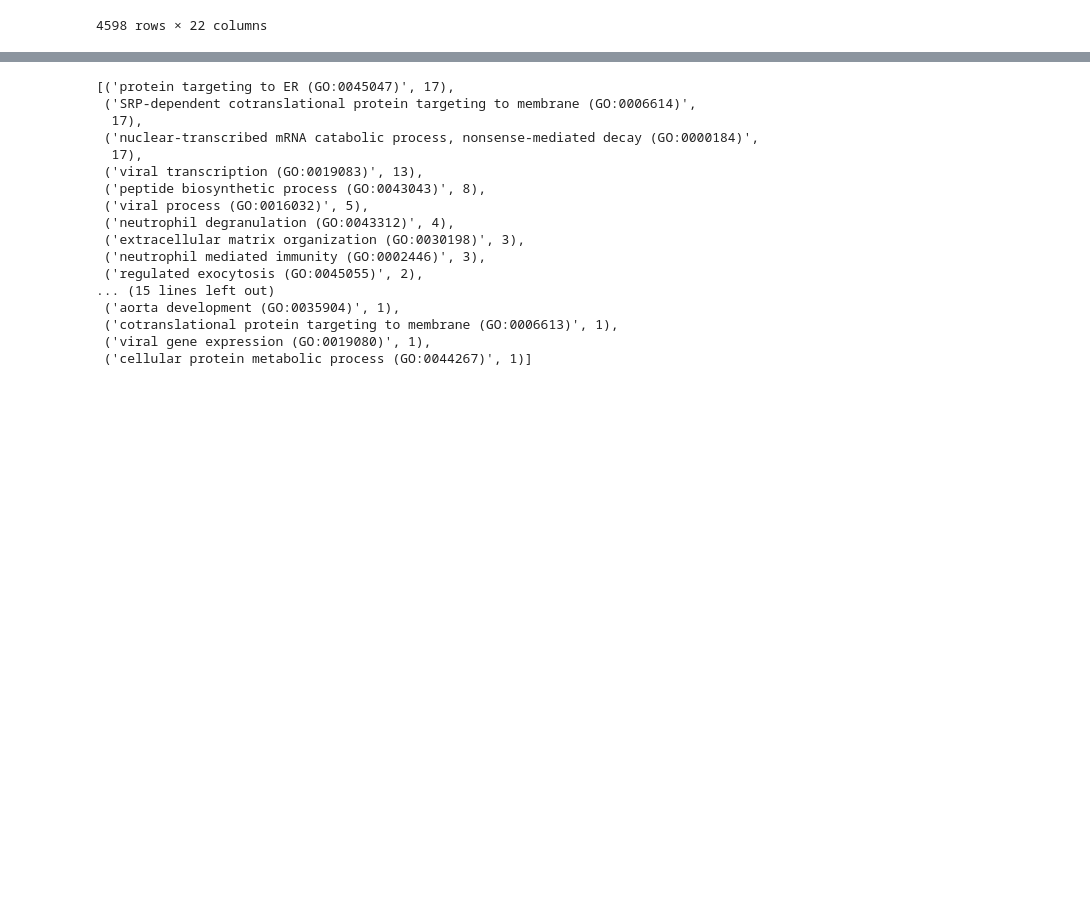
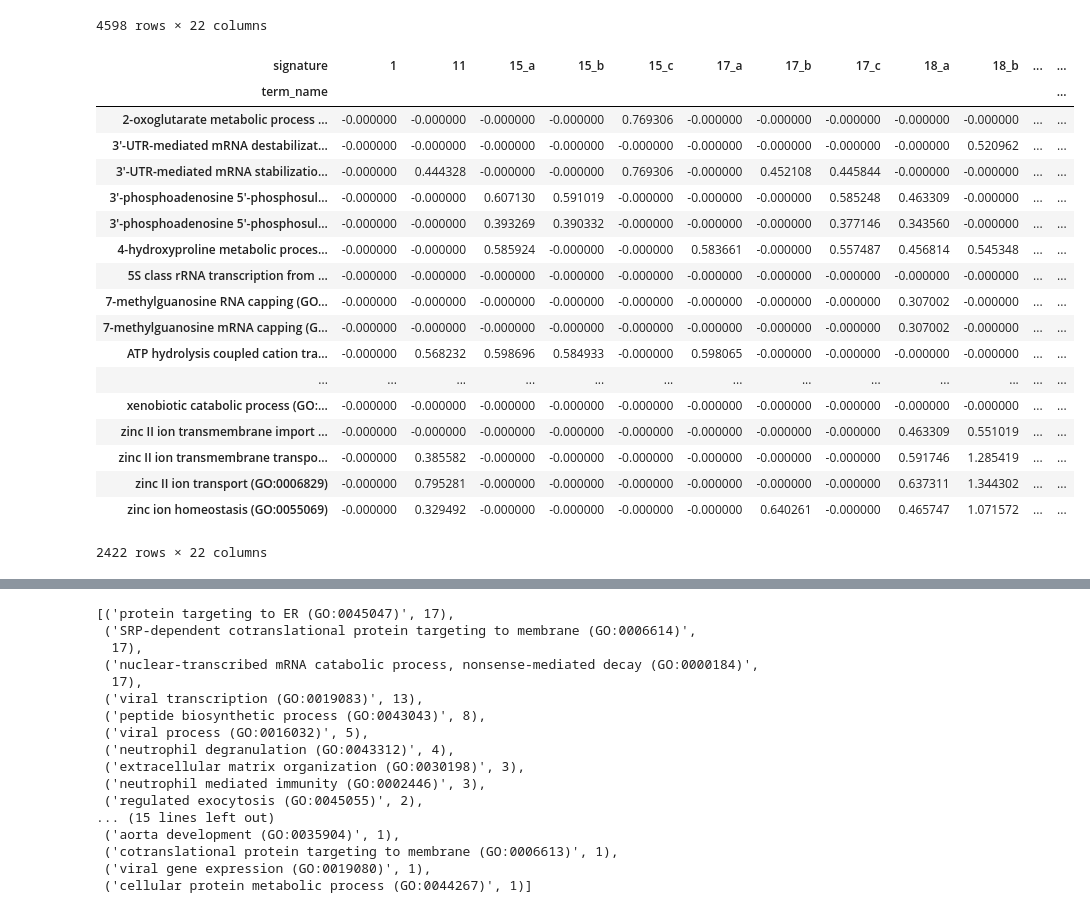
Before and after one commit to MaayanLab/human-melanoma-signature, a Jupyter notebook: pipeline/notebooks/Development.ipynb, the cells around one changed output, grey strips where cells are left out. Saved outputs shown, nothing was run; the diff lists cells and outputs as text; code cells hidden in the pictures; blank space fills up the shorter version.

```diff
--- a/pipeline/notebooks/Development.ipynb
+++ b/pipeline/notebooks/Development.ipynb
@@ -99,3 +101,27 @@ all_top_log
 | zinc ion homeostasis (GO:0055069) | -0.000000 | 0.329492 | -0.000000 | -0.000000 | -0.000000 | -0.000000 | 0.640261 | -0.000000 | 0.465747 | 1.071572 | ... | ... |
 | zymogen activation (GO:0031638) | 0.306537 | 0.299118 | 0.319162 | -0.000000 | -0.000000 | 0.598065 | 0.307850 | 1.672847 | 0.287810 | -0.000000 | ... | ... |
 4598 rows × 22 columns
+# %%
+mask = (all_top_log > 0.000001).sum(axis=1)
+fdrs_filtered = all_top_log[mask<10]
+fdrs_filtered
+# %% [output]
+| signature | 1 | 11 | 15_a | 15_b | 15_c | 17_a | 17_b | 17_c | 18_a | 18_b | ... | ... |
+| term_name |  |  |  |  |  |  |  |  |  |  |  | ... |
+| 2-oxoglutarate metabolic process ... | -0.000000 | -0.000000 | -0.000000 | -0.000000 | 0.769306 | -0.000000 | -0.000000 | -0.000000 | -0.000000 | -0.000000 | ... | ... |
+| 3'-UTR-mediated mRNA destabilizat... | -0.000000 | -0.000000 | -0.000000 | -0.000000 | -0.000000 | -0.000000 | -0.000000 | -0.000000 | -0.000000 | 0.520962 | ... | ... |
+| 3'-UTR-mediated mRNA stabilizatio... | -0.000000 | 0.444328 | -0.000000 | -0.000000 | 0.769306 | -0.000000 | 0.452108 | 0.445844 | -0.000000 | -0.000000 | ... | ... |
+| 3'-phosphoadenosine 5'-phosphosul... | -0.000000 | -0.000000 | 0.607130 | 0.591019 | -0.000000 | -0.000000 | -0.000000 | 0.585248 | 0.463309 | -0.000000 | ... | ... |
+| 3'-phosphoadenosine 5'-phosphosul... | -0.000000 | -0.000000 | 0.393269 | 0.390332 | -0.000000 | -0.000000 | -0.000000 | 0.377146 | 0.343560 | -0.000000 | ... | ... |
+| 4-hydroxyproline metabolic proces... | -0.000000 | -0.000000 | 0.585924 | -0.000000 | -0.000000 | 0.583661 | -0.000000 | 0.557487 | 0.456814 | 0.545348 | ... | ... |
+| 5S class rRNA transcription from ... | -0.000000 | -0.000000 | -0.000000 | -0.000000 | -0.000000 | -0.000000 | -0.000000 | -0.000000 | -0.000000 | -0.000000 | ... | ... |
+| 7-methylguanosine RNA capping (GO... | -0.000000 | -0.000000 | -0.000000 | -0.000000 | -0.000000 | -0.000000 | -0.000000 | -0.000000 | 0.307002 | -0.000000 | ... | ... |
+| 7-methylguanosine mRNA capping (G... | -0.000000 | -0.000000 | -0.000000 | -0.000000 | -0.000000 | -0.000000 | -0.000000 | -0.000000 | 0.307002 | -0.000000 | ... | ... |
+| ATP hydrolysis coupled cation tra... | -0.000000 | 0.568232 | 0.598696 | 0.584933 | -0.000000 | 0.598065 | -0.000000 | -0.000000 | -0.000000 | -0.000000 | ... | ... |
+| ... | ... | ... | ... | ... | ... | ... | ... | ... | ... | ... | ... | ... |
+| xenobiotic catabolic process (GO:... | -0.000000 | -0.000000 | -0.000000 | -0.000000 | -0.000000 | -0.000000 | -0.000000 | -0.000000 | -0.000000 | -0.000000 | ... | ... |
+| zinc II ion transmembrane import ... | -0.000000 | -0.000000 | -0.000000 | -0.000000 | -0.000000 | -0.000000 | -0.000000 | -0.000000 | 0.463309 | 0.551019 | ... | ... |
+| zinc II ion transmembrane transpo... | -0.000000 | 0.385582 | -0.000000 | -0.000000 | -0.000000 | -0.000000 | -0.000000 | -0.000000 | 0.591746 | 1.285419 | ... | ... |
+| zinc II ion transport (GO:0006829) | -0.000000 | 0.795281 | -0.000000 | -0.000000 | -0.000000 | -0.000000 | -0.000000 | -0.000000 | 0.637311 | 1.344302 | ... | ... |
+| zinc ion homeostasis (GO:0055069) | -0.000000 | 0.329492 | -0.000000 | -0.000000 | -0.000000 | -0.000000 | 0.640261 | -0.000000 | 0.465747 | 1.071572 | ... | ... |
+2422 rows × 22 columns
```
Also changed, not shown: parts of 13 cells of this notebook, 1 other file.
